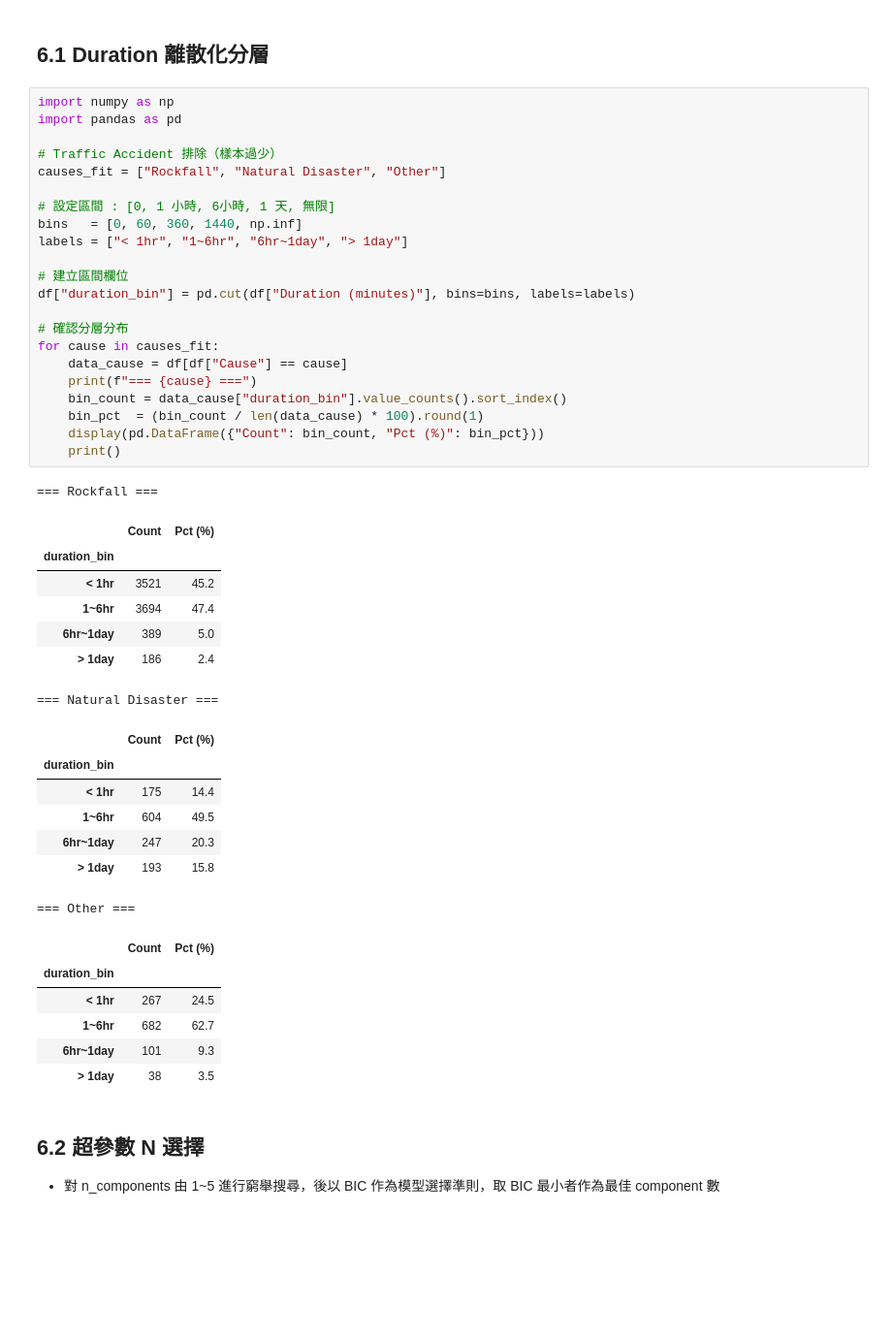
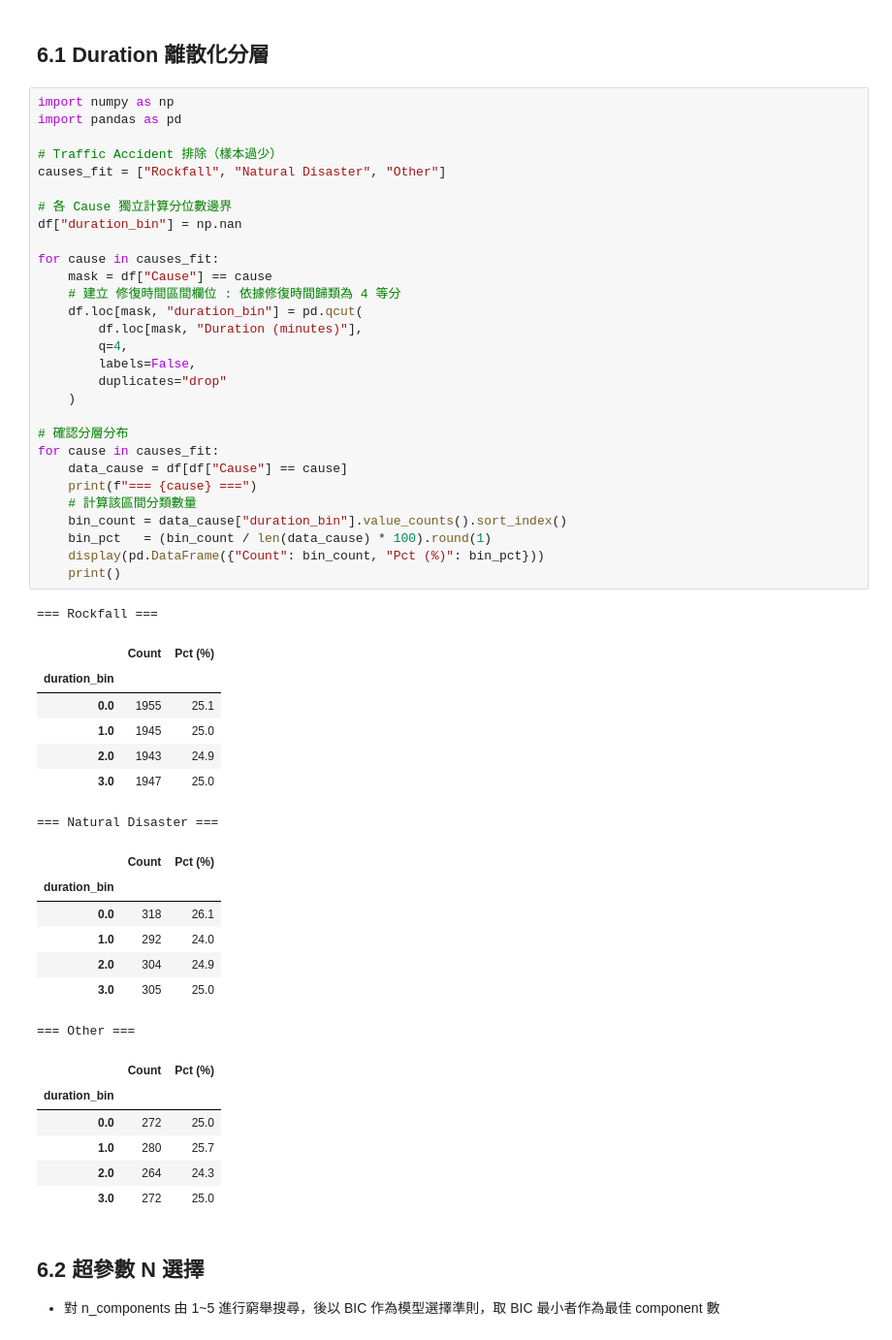
Before and after one commit to jungswork/06_Road_Repar_Time, a Jupyter notebook: 02_road_data_analysis.ipynb, the cells around one changed output. Shown at 97% size. Saved outputs shown, nothing was run; the diff lists cells and outputs as text; blank space fills up the shorter version.

```diff
--- a/02_road_data_analysis.ipynb
+++ b/02_road_data_analysis.ipynb
@@ -422,47 +428,54 @@ plt.show()
 # %%
 import numpy as np
 import pandas as pd
 
 # Traffic Accident 排除（樣本過少）
 causes_fit = ["Rockfall", "Natural Disaster", "Other"]
 
-# 設定區間 : [0, 1 小時, 6小時, 1 天, 無限]
-bins   = [0, 60, 360, 1440, np.inf]
-labels = ["< 1hr", "1~6hr", "6hr~1day", "> 1day"]
+# 各 Cause 獨立計算分位數邊界
+df["duration_bin"] = np.nan
 
-# 建立區間欄位
-df["duration_bin"] = pd.cut(df["Duration (minutes)"], bins=bins, labels=labels)
+for cause in causes_fit:
+    mask = df["Cause"] == cause
+    # 建立 修復時間區間欄位 : 依據修復時間歸類為 4 等分
+    df.loc[mask, "duration_bin"] = pd.qcut(
+        df.loc[mask, "Duration (minutes)"],
+        q=4,
+        labels=False,
+        duplicates="drop"
+    )
 
 # 確認分層分布
 for cause in causes_fit:
     data_cause = df[df["Cause"] == cause]
     print(f"=== {cause} ===")
+    # 計算該區間分類數量
     bin_count = data_cause["duration_bin"].value_counts().sort_index()
-    bin_pct  = (bin_count / len(data_cause) * 100).round(1)
+    bin_pct   = (bin_count / len(data_cause) * 100).round(1)
     display(pd.DataFrame({"Count": bin_count, "Pct (%)": bin_pct}))
     print()
 # %% [output]
 === Rockfall ===
 |  | Count | Pct (%) |
 | duration_bin |  |  |
-| < 1hr | 3521 | 45.2 |
-| 1~6hr | 3694 | 47.4 |
-| 6hr~1day | 389 | 5.0 |
-| > 1day | 186 | 2.4 |
+| 0.0 | 1955 | 25.1 |
+| 1.0 | 1945 | 25.0 |
+| 2.0 | 1943 | 24.9 |
+| 3.0 | 1947 | 25.0 |
 === Natural Disaster ===
 |  | Count | Pct (%) |
 | duration_bin |  |  |
-| < 1hr | 175 | 14.4 |
-| 1~6hr | 604 | 49.5 |
-| 6hr~1day | 247 | 20.3 |
-| > 1day | 193 | 15.8 |
+| 0.0 | 318 | 26.1 |
+| 1.0 | 292 | 24.0 |
+| 2.0 | 304 | 24.9 |
+| 3.0 | 305 | 25.0 |
 === Other ===
 |  | Count | Pct (%) |
 | duration_bin |  |  |
-| < 1hr | 267 | 24.5 |
-| 1~6hr | 682 | 62.7 |
-| 6hr~1day | 101 | 9.3 |
-| > 1day | 38 | 3.5 |
+| 0.0 | 272 | 25.0 |
+| 1.0 | 280 | 25.7 |
+| 2.0 | 264 | 24.3 |
+| 3.0 | 272 | 25.0 |
 # %% [markdown]
 ## 6.2 超參數 N 選擇
 
```
Also changed, not shown: parts of 3 cells of this notebook.
